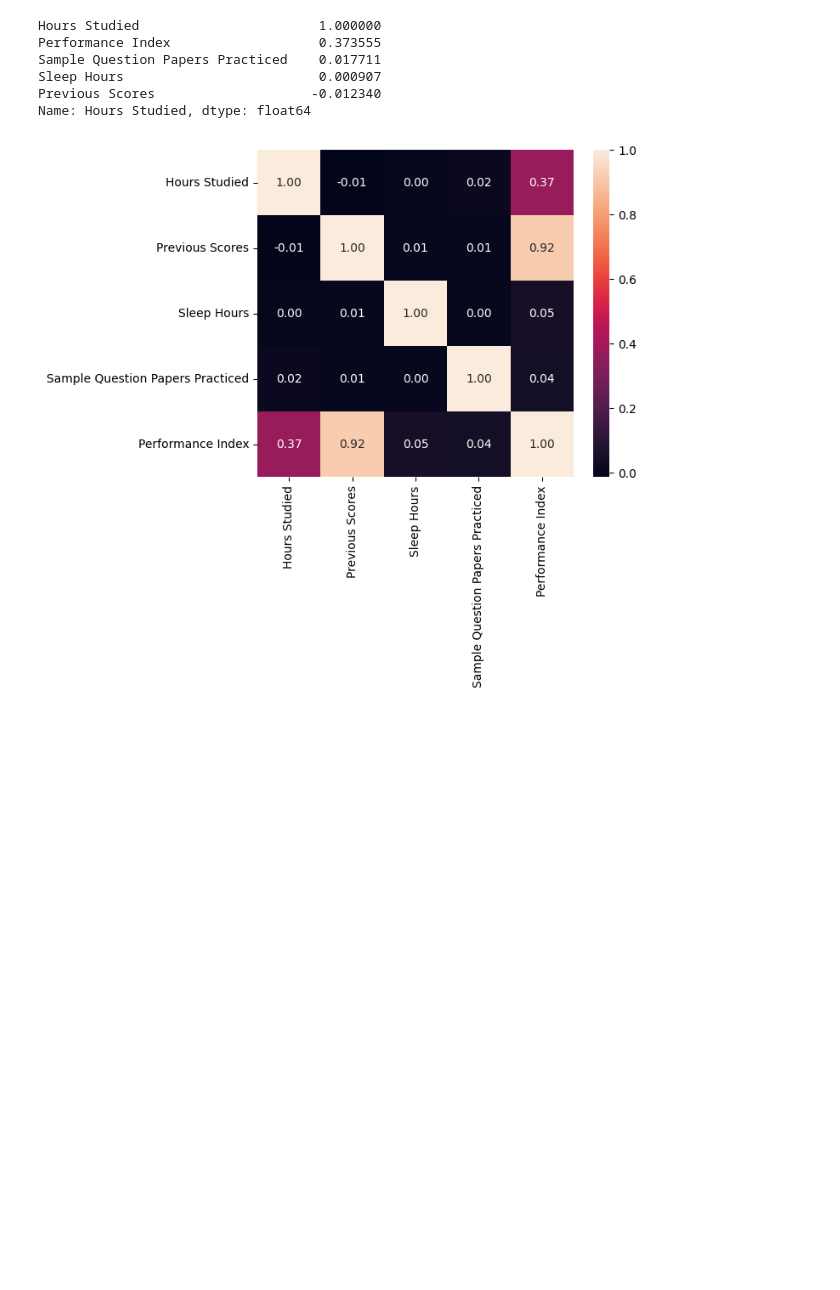
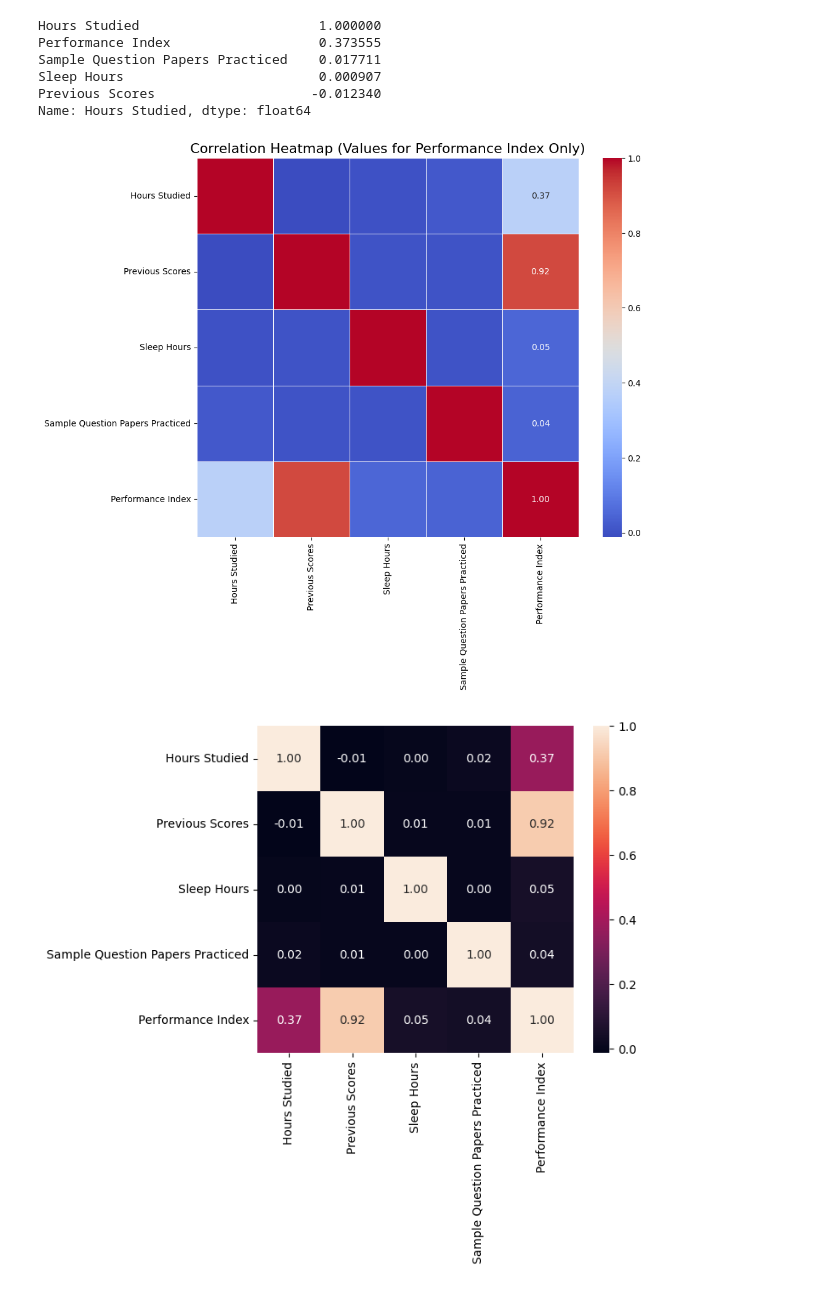
Before and after one commit to AhSanC25/Machine_Learning_Project, a Jupyter notebook: ML project.ipynb, the cells around one changed output. Cells and saved outputs as stored; diff of their text form; code cells hidden in the pictures; blank space fills up the shorter version.

```diff
--- a/ML project.ipynb
+++ b/ML project.ipynb
@@ -1200,6 +1182,34 @@ Sample Question Papers Practiced    0.017711
 Sleep Hours                         0.000907
 Previous Scores                    -0.012340
 Name: Hours Studied, dtype: float64
+# %%
+import numpy as np
+import matplotlib.pyplot as plt
+import seaborn as sns
+
+# 1. Calculate Full Correlation Matrix
+corr_matrix = df.corr(numeric_only=True)
+
+# 2. Create Empty Annotation Matrix
+annot_matrix = np.full(corr_matrix.shape, "", dtype=object)
+
+# 3. Target Column: Performance Index
+target_col = 'Performance Index'
+col_idx = corr_matrix.columns.get_loc(target_col)
+
+# 4. Fill in numbers for ONLY the 'Performance Index' column
+for i in range(len(corr_matrix)):
+    val = corr_matrix.iloc[i, col_idx]
+    annot_matrix[i, col_idx] = f"{val:.2f}"
+
+# 5. Plot
+plt.figure(figsize=(10, 8))
+sns.heatmap(corr_matrix, annot=annot_matrix, fmt="", cmap='coolwarm', linewidths=0.5)
+
+plt.title('Correlation Heatmap (Values for Performance Index Only)', fontsize=16)
+plt.show()
+# %% [output]
+[figure, added]
 # %%
 plt.figure(figsize=(6,5))
 plot = sns.heatmap(corr_mtx, annot=True, fmt=".2f")
```
Also changed, not shown: parts of 1 cell of this notebook.
